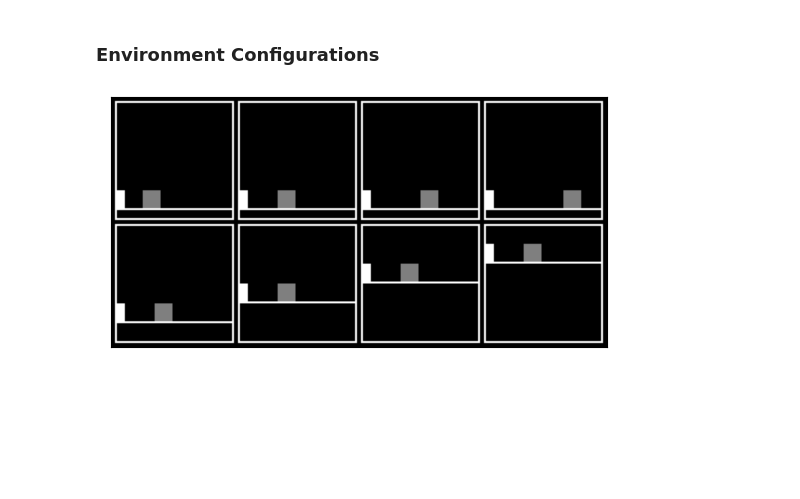
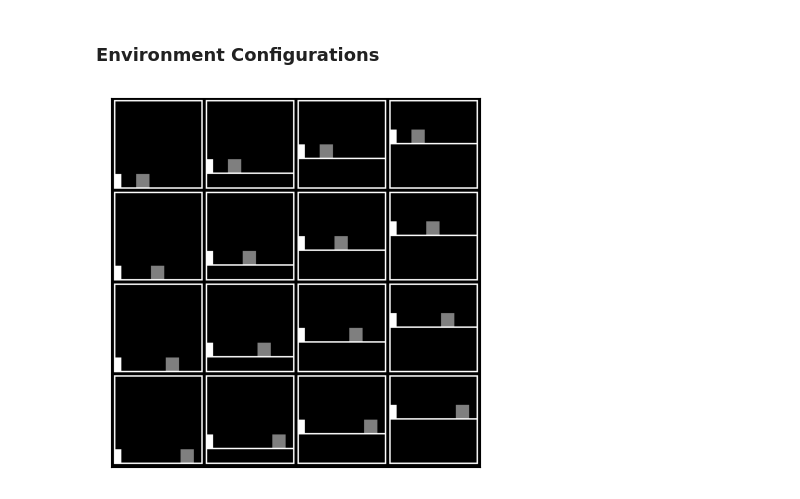
Before and after one commit to manusimidt/jku_practical_work, a Jupyter notebook: visualize_env.ipynb, the cells around one changed output. Saved outputs shown, nothing was run; the diff lists cells and outputs as text; code cells hidden in the pictures; blank space fills up the shorter version.

```diff
--- a/visualize_env.ipynb
+++ b/visualize_env.ipynb
@@ -40,22 +40,19 @@ def show_imgs(x,max_display=16):
 # %% [markdown]
 ### Environment Configurations
 # %%
-configurations = [
-    (5,14),
-    (5,20),
-    (5,30),
-    (5,40),
-    (10,20),
-    (20,20),
-    (30,20),
-    (40,20),
+ALL_CONFIGURATIONS = [
+     # obstacle pos, floor height
+    (15, 0), (15, 10), (15, 20), (15, 30),
+    (25, 0), (25, 10), (25, 20), (25, 30),
+    (35, 0), (35, 10), (35, 20), (35, 30),
+    (45, 0), (45, 10), (45, 20), (45, 30),
 ]
 
 frames = []
-for conf in configurations:
-    obs = env._reset(floor_height=conf[0], obstacle_position=conf[1])
+for conf in ALL_CONFIGURATIONS:
+    obs = env._reset(obstacle_position=conf[0], floor_height=conf[1] )
     frames.append(np.flipud(obs))
 
 show_imgs(np.expand_dims(np.array(np.array(frames) * 255, dtype=np.uint8), axis=1))
 # %% [output]
-[figure, old version]
+[figure, new version]
```
Also changed, not shown: 5 other files.
